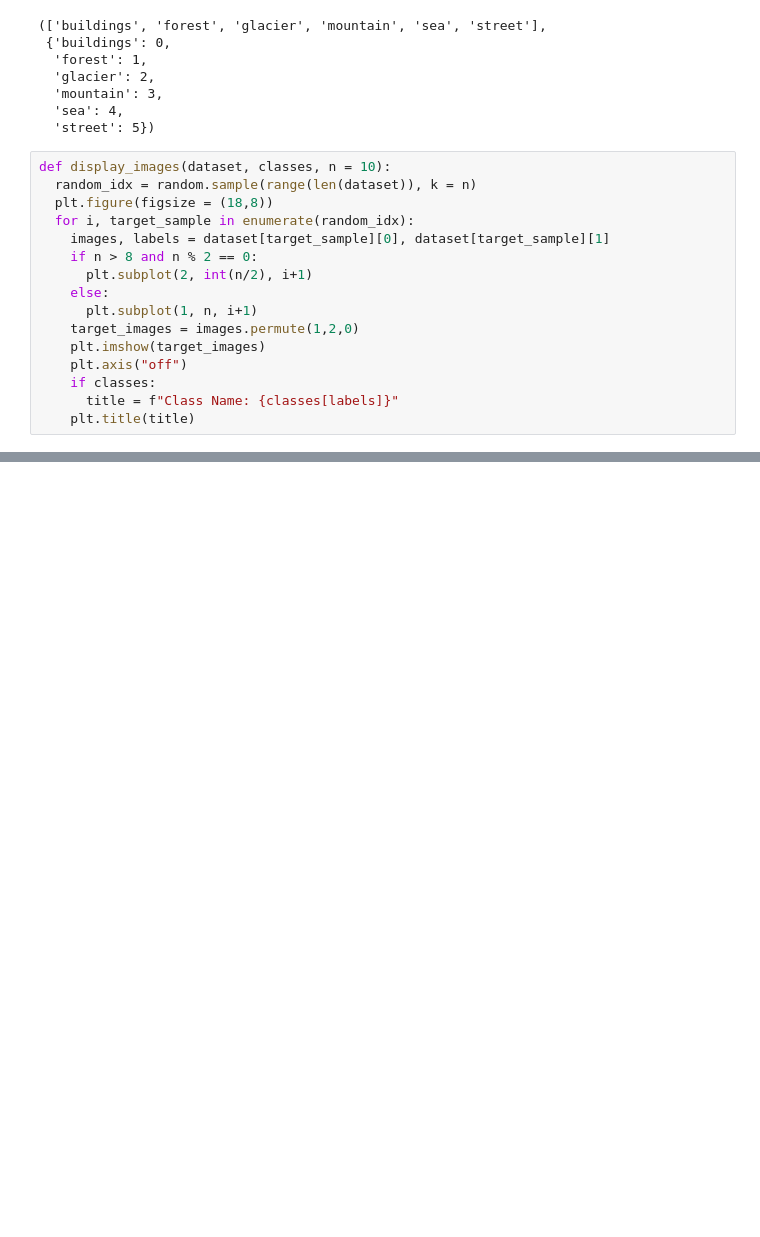
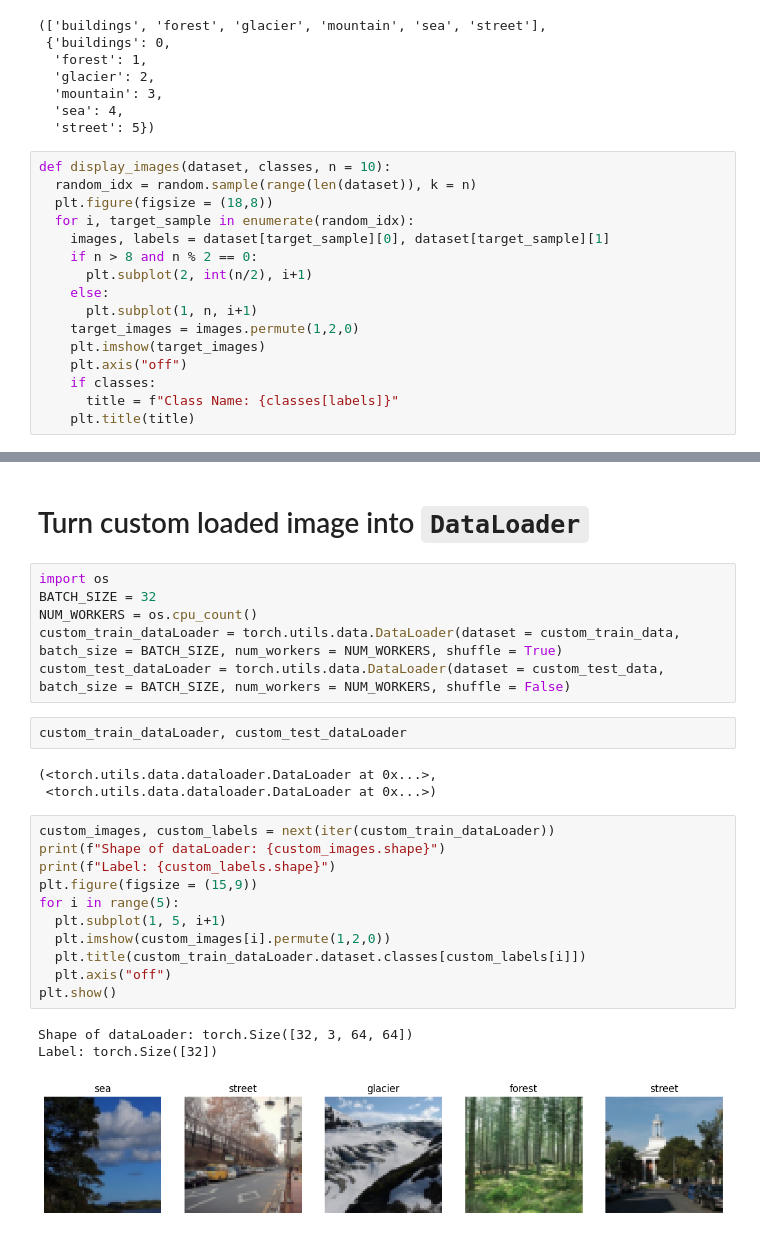
Before and after one commit to dogukangur0/Custom_Dataset, a Jupyter notebook: Intel_Images.ipynb, the cells around one changed output, grey strips where cells are left out. Drawn from its saved outputs; the diff is of its cells as text; blank space fills up the shorter version.

Commit message:
Turn custom loaded image into DataLoader

```diff
--- a/Intel_Images.ipynb
+++ b/Intel_Images.ipynb
@@ -283,0 +284,28 @@ display_images(dataset = custom_train_data, classes = custom_train_data.classes,
+# %% [markdown]
+# Turn custom loaded image into `DataLoader`
+# %%
+import os
+BATCH_SIZE = 32
+NUM_WORKERS = os.cpu_count()
+custom_train_dataLoader = torch.utils.data.DataLoader(dataset = custom_train_data, batch_size = BATCH_SIZE, num_workers = NUM_WORKERS, shuffle = True)
+custom_test_dataLoader = torch.utils.data.DataLoader(dataset = custom_test_data, batch_size = BATCH_SIZE, num_workers = NUM_WORKERS, shuffle = False)
+# %%
+custom_train_dataLoader, custom_test_dataLoader
+# %% [output]
+(<torch.utils.data.dataloader.DataLoader at 0x...>,
+ <torch.utils.data.dataloader.DataLoader at 0x...>)
+# %%
+custom_images, custom_labels = next(iter(custom_train_dataLoader))
+print(f"Shape of dataLoader: {custom_images.shape}")
+print(f"Label: {custom_labels.shape}")
+plt.figure(figsize = (15,9))
+for i in range(5):
+  plt.subplot(1, 5, i+1)
+  plt.imshow(custom_images[i].permute(1,2,0))
+  plt.title(custom_train_dataLoader.dataset.classes[custom_labels[i]])
+  plt.axis("off")
+plt.show()
+# %% [output]
+Shape of dataLoader: torch.Size([32, 3, 64, 64])
+Label: torch.Size([32])
+[figure, added]
```
Also changed, not shown: parts of 13 cells of this notebook.
